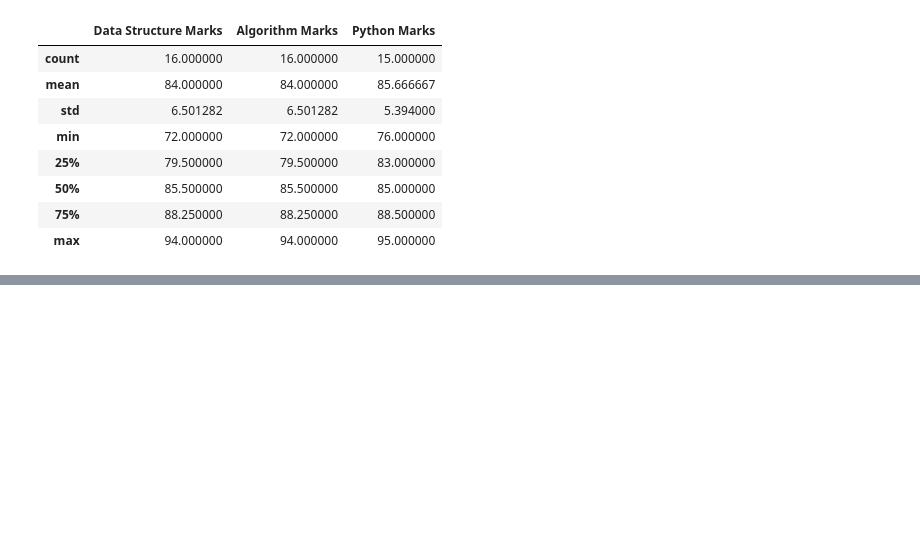
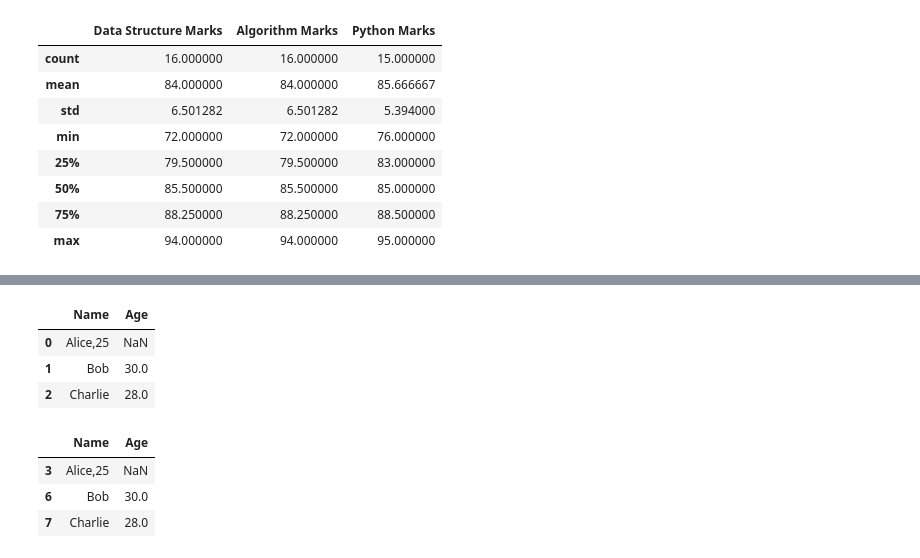
Before and after one commit to rabeyanoor/AI-ML, a Jupyter notebook: Week-3/Module_12.ipynb, the cells around one changed output, grey strips where cells are left out. Saved outputs shown, nothing was run; the diff lists cells and outputs as text; code cells hidden in the pictures; blank space fills up the shorter version.

```diff
--- a/Week-3/Module_12.ipynb
+++ b/Week-3/Module_12.ipynb
@@ -349,0 +364,16 @@ df.describe()
+# %%
+list_df = pd.DataFrame(my_list,columns=['Name','Age'])
+list_df
+# %% [output]
+|  | Name | Age |
+| 0 | Alice,25 | NaN |
+| 1 | Bob | 30.0 |
+| 2 | Charlie | 28.0 |
+# %%
+list_df = pd.DataFrame(my_list,columns=['Name','Age'],index=[3,6,7])
+list_df
+# %% [output]
+|  | Name | Age |
+| 3 | Alice,25 | NaN |
+| 6 | Bob | 30.0 |
+| 7 | Charlie | 28.0 |
```
Also changed, not shown: parts of 3 cells of this notebook.
